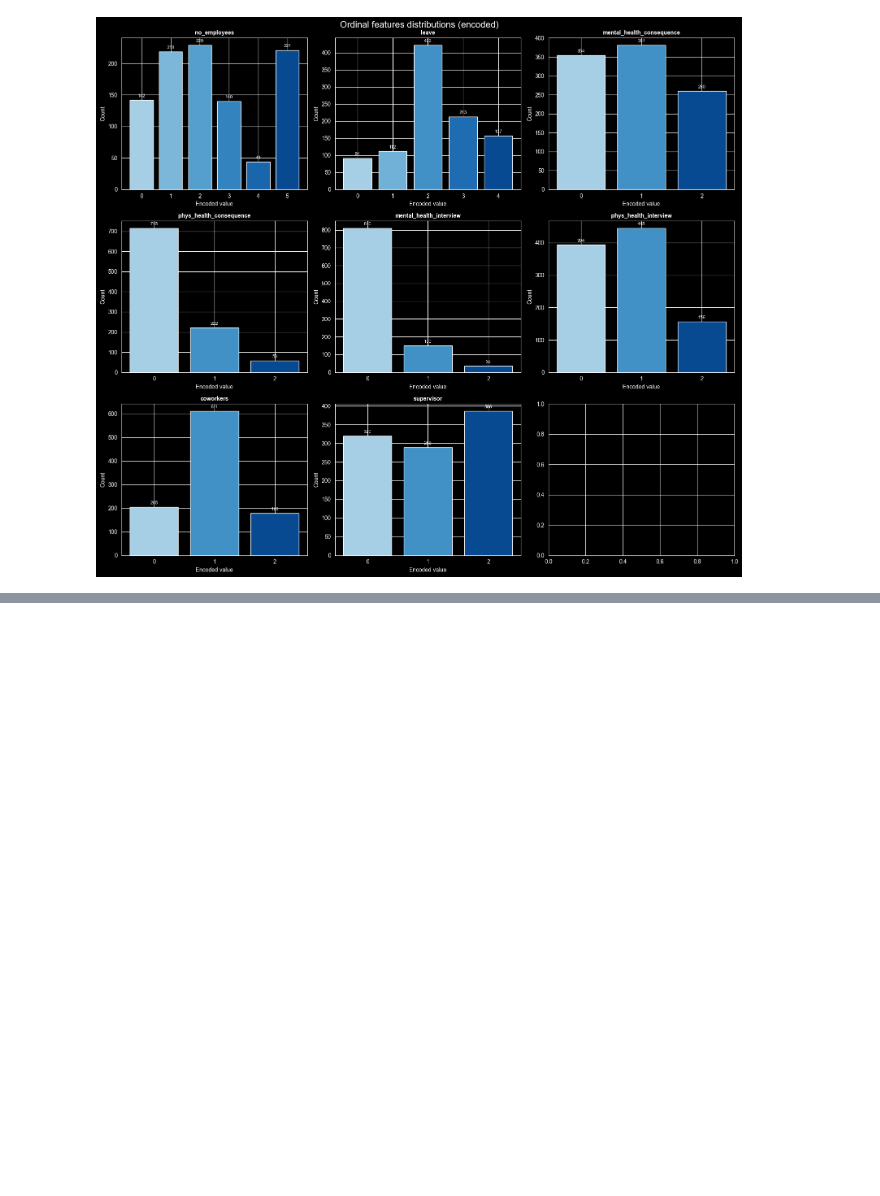
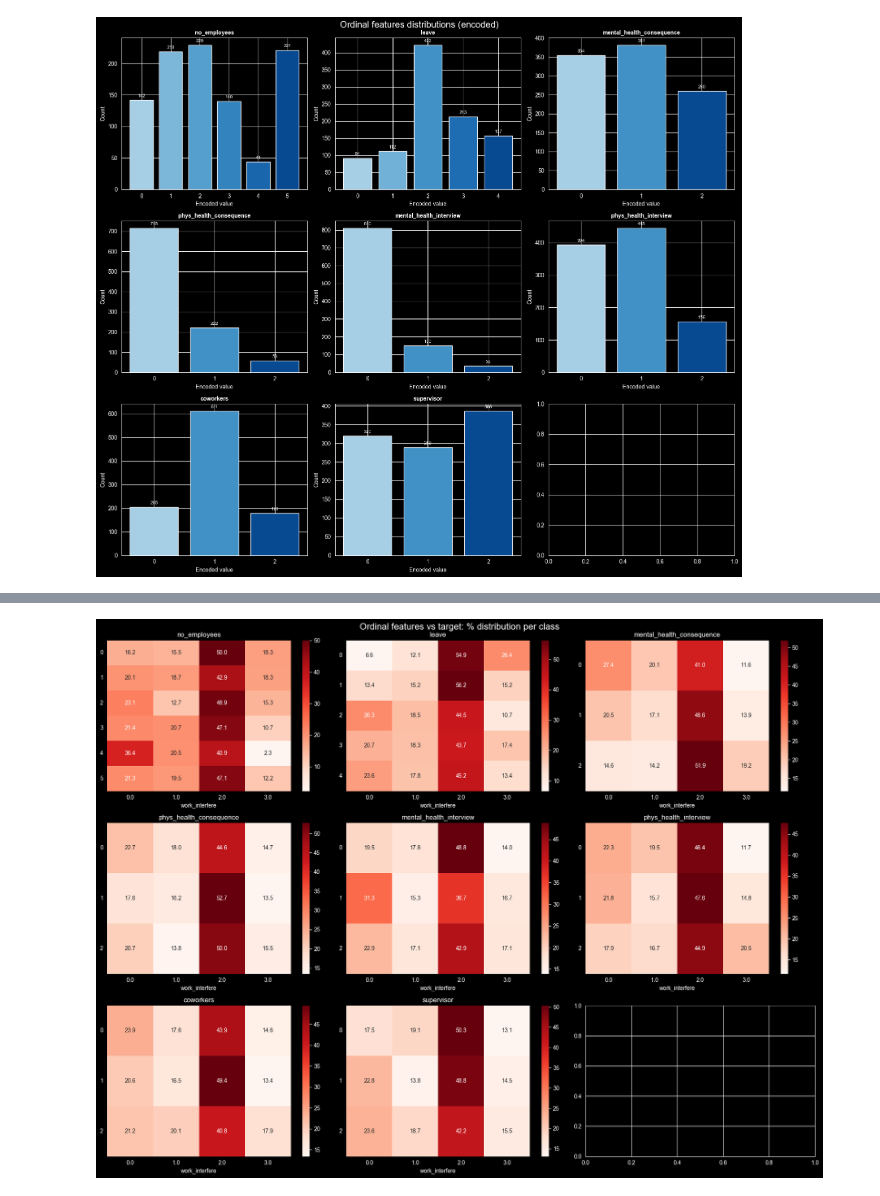
Before and after one commit to bajon1/Classification-pipeline-on-the-Mental-Health, a Jupyter notebook: notebooks/02_eda.ipynb, the cells around one changed output, grey strips where cells are left out. Cells and saved outputs as stored; diff of their text form; code cells hidden in the pictures; blank space fills up the shorter version.

```diff
--- a/notebooks/02_eda.ipynb
+++ b/notebooks/02_eda.ipynb
@@ -160,7 +160,7 @@ plt.show()
 # %%
 rows = []
 for col in binary_cols:
-    contingency = pd.crosstab(data[col], data[target_col])
+    contingency = pd.crosstab(df_eda[col], df_eda[target_col])
     chi2, p, dof, _ = chi2_contingency(contingency)
     n = contingency.sum().sum()
     cramers_v = np.sqrt(chi2 / (n * (min(contingency.shape) - 1)))
@@ -207,7 +206,7 @@ fig, axes = plt.subplots(nrows, ncols, figsize=(16, 32))
 axes = axes.flat
 
 for ax, col in zip(axes, ordinal_cols):
-    sizes = data[col].value_counts()
+    sizes = df_eda[col].value_counts()
     labels = sizes.index.astype(str)
 
     ax.pie(sizes, labels=labels, autopct="%1.1f%%", startangle=90)
@@ -225,7 +224,7 @@ fig, axes = plt.subplots(nrows, ncols, figsize=(16, 14))
 axes = axes.flat
 
 for ax, col in zip(axes, ordinal_cols):
-    counts = data[col].value_counts().sort_index()
+    counts = df_eda[col].value_counts().sort_index()
     ax.bar(counts.index.astype(str), counts.values,
            color=plt.cm.Blues(np.linspace(0.35, 0.9, len(counts))),
            edgecolor="white")
@@ -242,0 +254,21 @@ plt.show()
+# %%
+nrows, ncols = 3, 3
+fig, axes = plt.subplots(nrows, ncols, figsize=(18, 14))
+axes = axes.flat
+
+for ax, col in zip(axes, ordinal_cols):
+    ct = pd.crosstab(df_eda[col], df_eda[target_col], normalize='index') * 100
+    ct = ct.sort_index()
+
+    sns.heatmap(ct, ax=ax, annot=True, fmt=".1f", cmap="Reds")
+    ax.set_title(col)
+    ax.set_xlabel(target_col)
+    ax.set_ylabel("")
+    ax.tick_params(axis='y', rotation=0)
+    ax.tick_params(axis='x')
+
+fig.suptitle("Ordinal features vs target: % distribution per class", fontsize=16)
+plt.tight_layout()
+plt.show()
+# %% [output]
+[figure, added]
```
Also changed, not shown: parts of 10 cells of this notebook.
